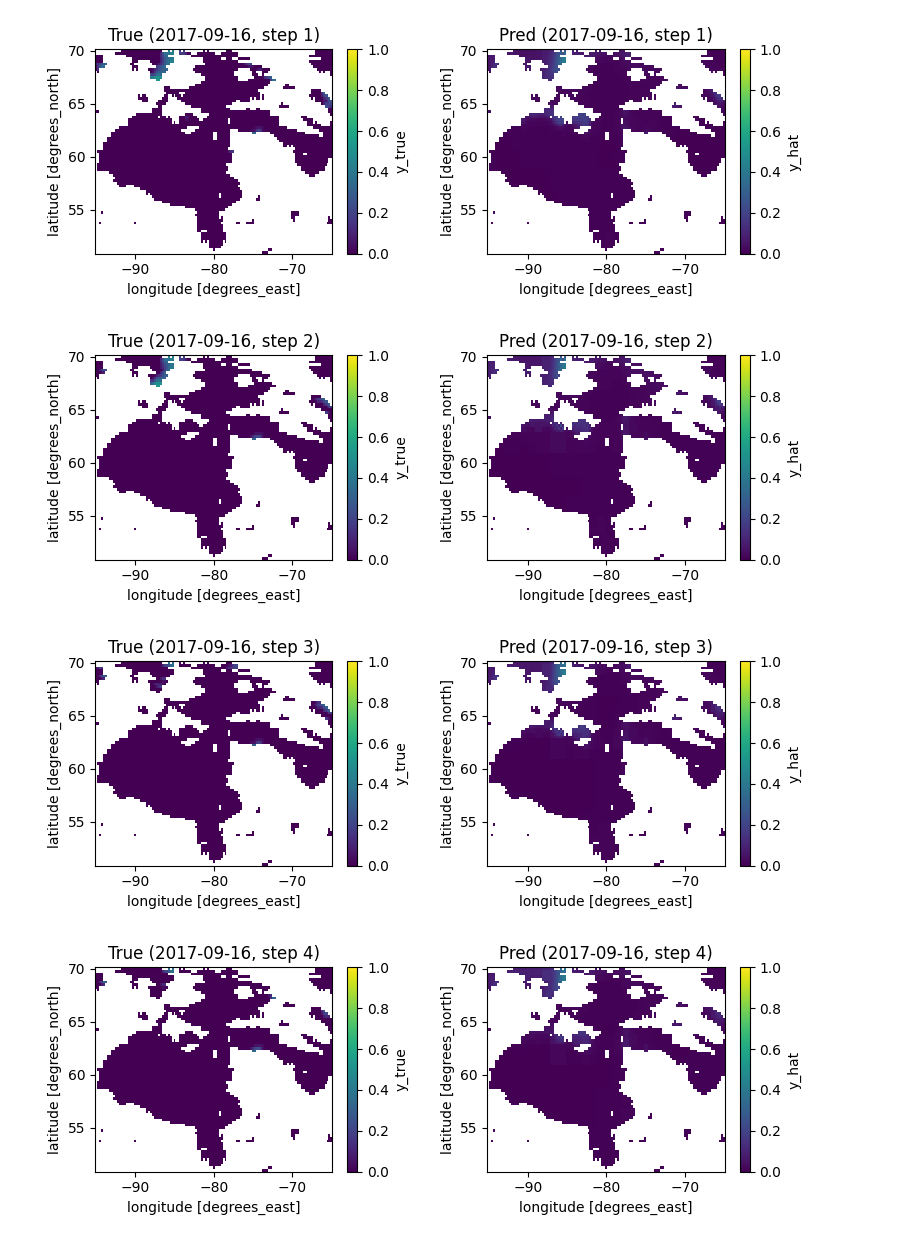
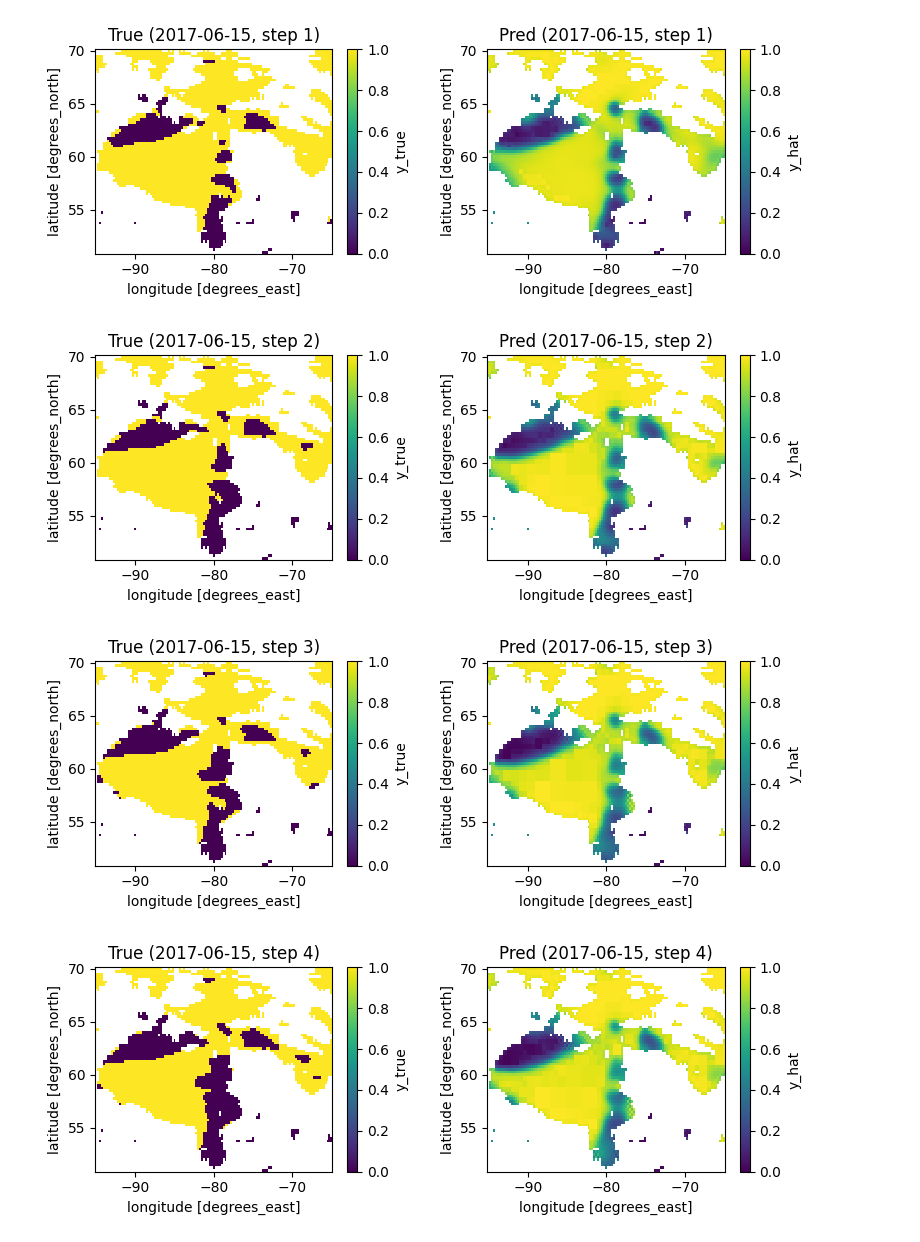
Before and after one commit to zach-gousseau/Quadtree-MPNNLSTM, a Jupyter notebook: ice_results.ipynb, the cells around one changed output. Saved outputs shown, nothing was run; the diff lists cells and outputs as text; code cells hidden in the pictures.

```diff
--- a/ice_results.ipynb
+++ b/ice_results.ipynb
@@ -107,39 +99,38 @@ plt.tight_layout()
 # %%
-ld = np.random.randint(0, ds.launch_date.size)
-ld = 15 + 122
+# ld = np.random.randint(0, ds.launch_date.size)
+ld = 165
 
 fns = []
 for ts in range(1, 30):
 
     fig, axs = plt.subplots(1, 2, figsize=(8, 3))
 
     ds.sel(launch_date=ds.launch_date[ld], timestep=ts).where(~mask).y_true.plot(ax=axs[0], vmin=0, vmax=1)
     ds.sel(launch_date=ds.launch_date[ld], timestep=ts).where(~mask).y_hat.plot(ax=axs[1], vmin=0, vmax=1)
     axs[0].set_title(f'True ({str(ds.launch_date[ld].values)[:10]}, step {ts})')
     axs[1].set_title(f'Pred ({str(ds.launch_date[ld].values)[:10]}, step {ts})')
     plt.tight_layout()
     fn = f'{results_dir}/gif/{str(ds.launch_date[ld].values)[:10]}_{ts}.png'
     fns.append(fn)
-    plt.savefig(fn)
+    # plt.savefig(fn)
     plt.show()
-    # fsa
 
 
 
 from PIL import Image
 frames = []
 for fn in fns:
     new_frame = Image.open(fn)
     frames.append(new_frame)
 
-frames[0].save(f'{results_dir}/gif/{str(ds.launch_date[ld].values)[:10]}.gif',
-               format='GIF',
-               append_images=frames[1:],
-               save_all=True,
-               duration=300,
-               loop=0)
+# frames[0].save(f'{results_dir}/gif/{str(ds.launch_date[ld].values)[:10]}.gif',
+#                format='GIF',
+#                append_images=frames[1:],
+#                save_all=True,
+#                duration=300,
+#                loop=0)
 # %% [output]
-[figure, old version]
+[figure, new version]
-[figure, old version]
+[figure, new version]
-[figure, old version]
+[figure, new version]
-[figure, old version]
+[figure, new version]
```
Also changed, not shown: parts of 22 cells of this notebook, 5 other files.
